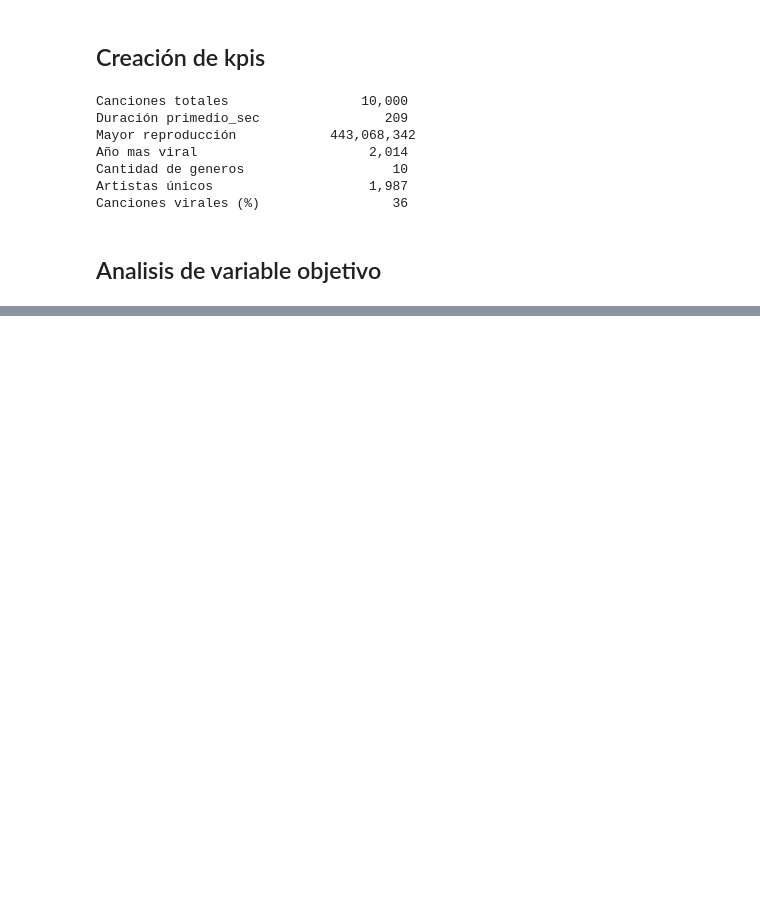
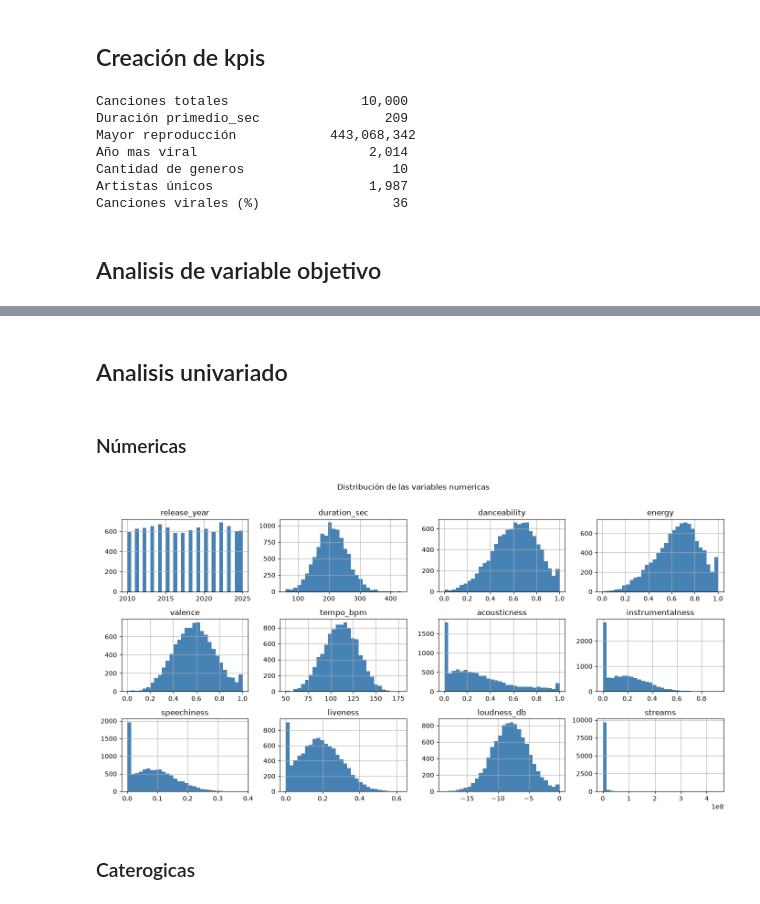
Before and after one commit to luisjoarmenta-png/proyecto_profundizacion, a Jupyter notebook: data/raw/Dataset.ipynb, the cells around one changed output, grey strips where cells are left out. Drawn from its saved outputs; the diff is of its cells as text; code cells hidden in the pictures; blank space fills up the shorter version.

```diff
--- a/data/raw/Dataset.ipynb
+++ b/data/raw/Dataset.ipynb
@@ -103,0 +130,13 @@ sns.histplot(canciones[target], bins= 50, kde= True, )
+# %% [markdown]
+## Analisis univariado
+# %% [markdown]
+### Númericas
+# %%
+canciones[numericas].hist(bins = 30 , figsize= (14,9), layout= (4,4), color= "steelblue")
+plt.suptitle("Distribución de las variables numericas", y = 1.01)
+plt.tight_layout()
+plt.show()
+# %% [output]
+[figure, added]
+# %% [markdown]
+### Caterogicas
```
Also changed, not shown: parts of 2 cells of this notebook.
